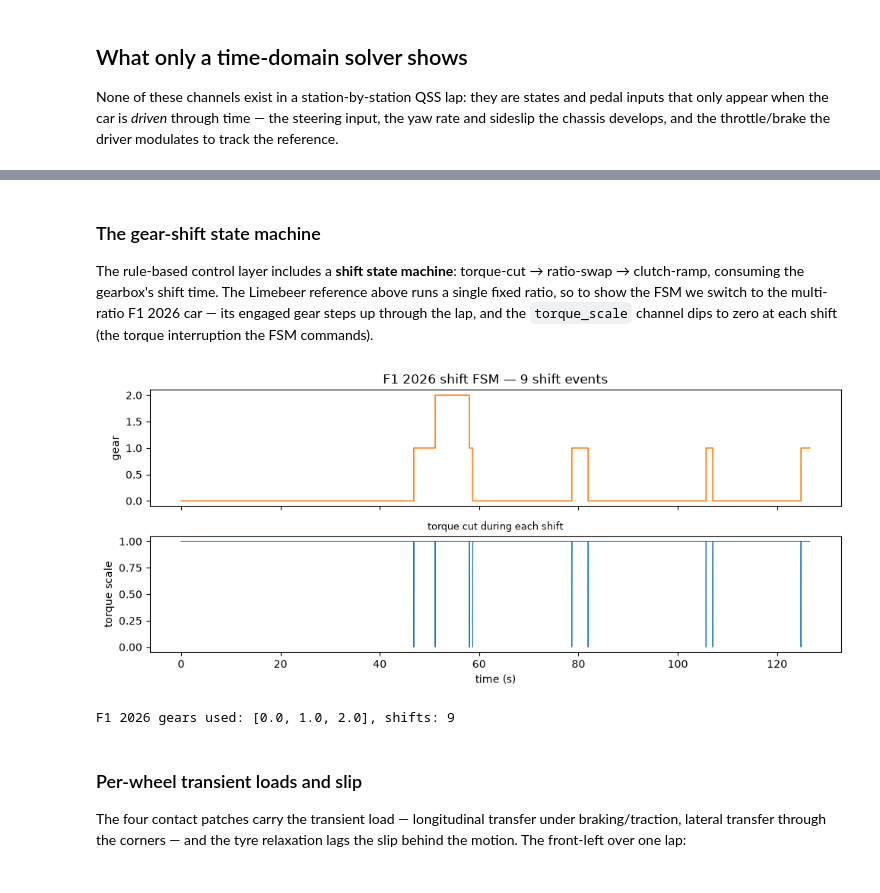
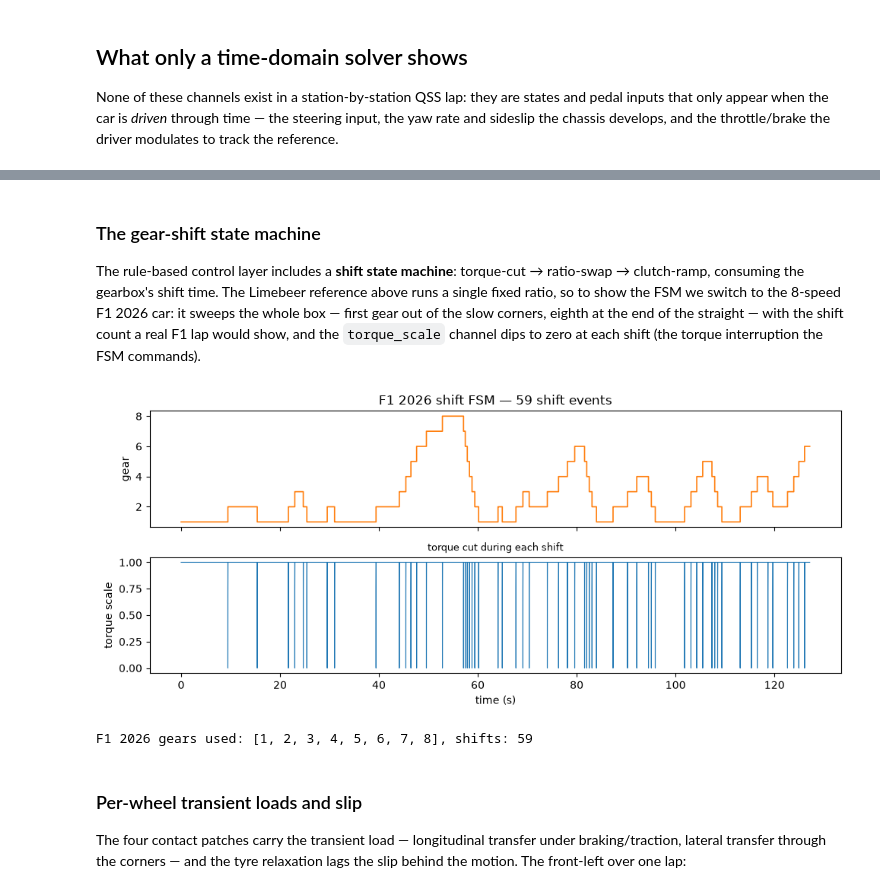
Before and after one commit to KMoula30/outlap, a Jupyter notebook: notebooks/08_transient_t2.ipynb, the cells around one changed output, grey strips where cells are left out. Drawn from its saved outputs; the diff is of its cells as text; code cells hidden in the pictures.

```diff
--- a/notebooks/08_transient_t2.ipynb
+++ b/notebooks/08_transient_t2.ipynb
@@ -137,27 +138,29 @@ max |sideslip| = 2.6°, peak yaw rate = 51 °/s
 
 The rule-based control layer includes a **shift state machine**: torque-cut → ratio-swap →
 clutch-ramp, consuming the gearbox's shift time. The Limebeer reference above runs a single fixed
-ratio, so to show the FSM we switch to the multi-ratio F1 2026 car — its engaged gear steps up
-through the lap, and the `torque_scale` channel dips to zero at each shift (the torque interruption
-the FSM commands).
+ratio, so to show the FSM we switch to the 8-speed F1 2026 car: it sweeps the whole box — first
+gear out of the slow corners, eighth at the end of the straight — with the shift count a real
+F1 lap would show, and the `torque_scale` channel dips to zero at each shift (the torque
+interruption the FSM commands).
 # %%
 f1_ds = transient_lap_dataset(
     solve_transient_lap(str(ROOT / "data" / "vehicles" / "f1_2026"),
                         line.line(), raceline_ds_m=line.ds_m, sim=SIM_FLAT)
 )
 tf = f1_ds["time"].to_numpy()
 n_shifts = int(np.count_nonzero(np.diff(f1_ds["gear"].to_numpy())))
 fig, (a, b) = plt.subplots(2, 1, figsize=(10, 4.4), sharex=True)
-a.step(tf, f1_ds["gear"].to_numpy(), color=AMBER, lw=1.2, where="post")
+a.step(tf, f1_ds["gear"].to_numpy() + 1, color=AMBER, lw=1.2, where="post")  # display 1-based (1st..8th)
 a.set_ylabel("gear"); a.set_title(f"F1 2026 shift FSM — {n_shifts} shift events")
 b.plot(tf, f1_ds["torque_scale"].to_numpy(), color=BLUE, lw=0.8)
 b.set_ylabel("torque scale"); b.set_xlabel("time (s)"); b.set_title("torque cut during each shift", fontsize=9)
 plt.tight_layout(); plt.show()
-print(f"F1 2026 gears used: {sorted(set(f1_ds['gear'].to_numpy().tolist()))}, shifts: {n_shifts}")
+gears_1based = sorted({int(g) + 1 for g in f1_ds['gear'].to_numpy()})
+print(f"F1 2026 gears used: {gears_1based}, shifts: {n_shifts}")
 assert n_shifts > 0
 # %% [output]
-[figure, old version]
+[figure, new version]
-F1 2026 gears used: [0.0, 1.0, 2.0], shifts: 9
+F1 2026 gears used: [1, 2, 3, 4, 5, 6, 7, 8], shifts: 59
 # %% [markdown]
 ### Per-wheel transient loads and slip
 
```
Also changed, not shown: parts of 6 cells of this notebook, 11 other files.
